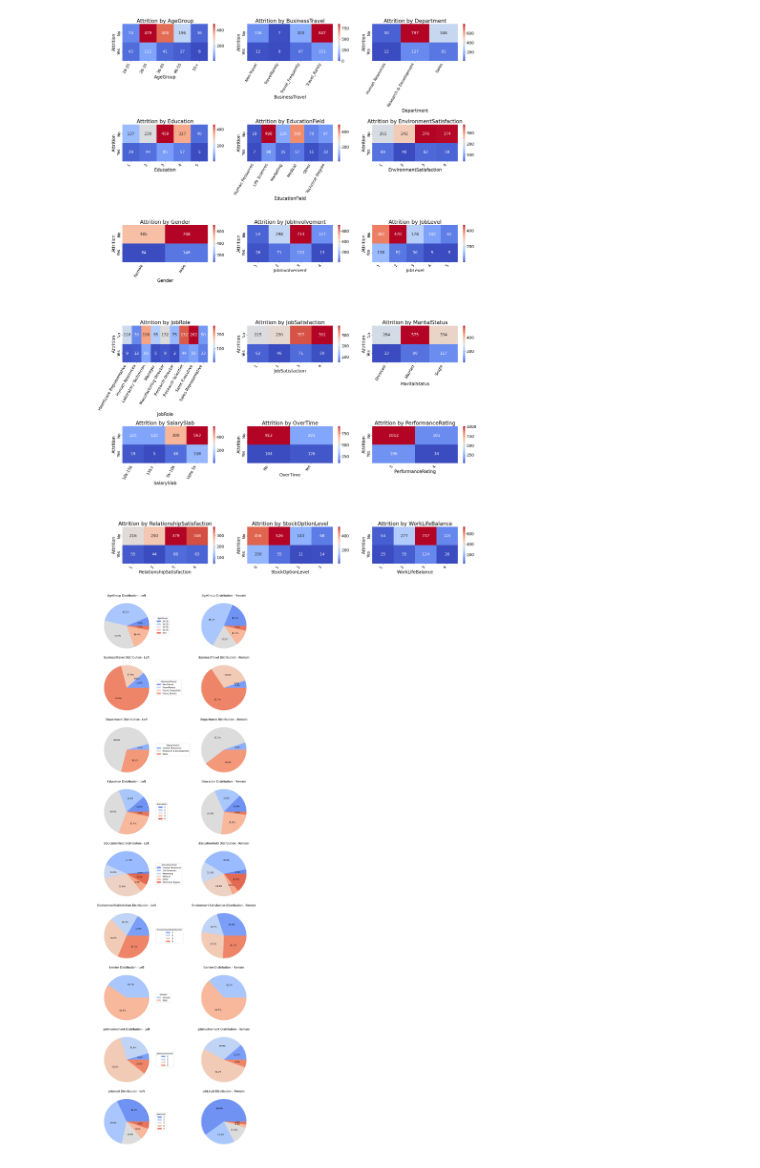
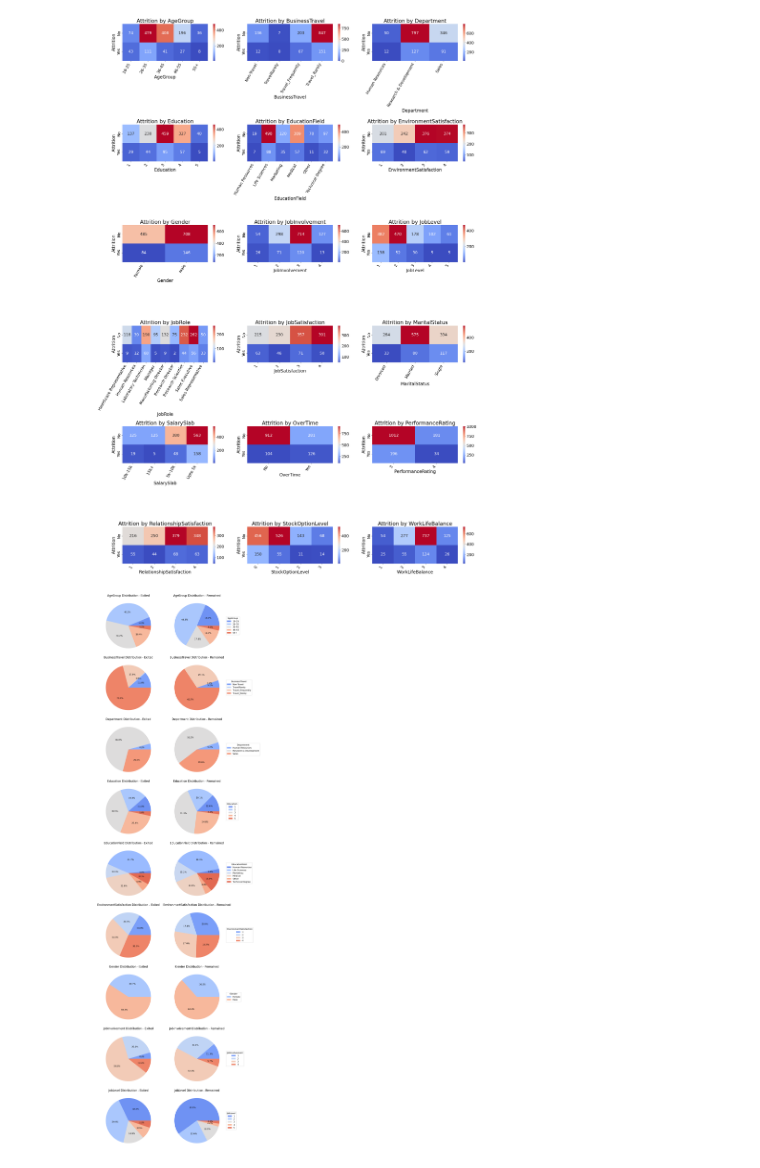
Before and after one commit to SethMoffat/Project_1, a Jupyter notebook: explore.ipynb, the cells around one changed output. Cells and saved outputs as stored; diff of their text form; code cells hidden in the pictures.

Commit message:
fixed duplicating issue, moved legend so that the format of piecharts if no yes legend

```diff
--- a/explore.ipynb
+++ b/explore.ipynb
@@ -38,3 +34,7 @@ from IPython.display import display
 %matplotlib inline
 # %%
 df = pd.read_csv("Resources/HR_Analytics.csv").dropna()
+# %%
+for col in df.columns:
+    if len(df[col].unique()) == 1:
+        print(f"{col}: {df[col].unique()}")
@@ -194,8 +190,0 @@ df.head()
-# %%
-attrition_group = df.groupby(df['Attrition'])
-for attrition_status, group in attrition_group:
-    print(f"Attrition: {attrition_status}")
-    for col in group.columns:
-        if group[col].dtype != "object":
-            print(f"{col}: {group[col].mean()}")
-    print("--------------------")
@@ -332,35 +307,36 @@ fig, axes = plt.subplots(
 axes = axes.flatten()
 
 plot_index = 0
 for col in cat_cols:
     # Group data by Attrition and the current categorical column
     attrition_by_col = df.groupby(['Attrition', col]).size().unstack(fill_value=0)
 
     # Create a pie chart for "No" in Attrition
     no_counts = attrition_by_col.loc['No']
     wedges_no, texts_no, autotexts_no = axes[plot_index].pie(no_counts, autopct='%1.1f%%', colors=sns.color_palette('coolwarm', len(no_counts)))
-    axes[plot_index].set_title(f'{col} Distribution - Left')
+    axes[plot_index].set_title(f'{col} Distribution - Exited')
 
-    # Add legend for "No" pie chart
-    axes[plot_index].legend(wedges_no, no_counts.index, title=col, loc="center left", bbox_to_anchor=(1, 0.5))
 
     plot_index += 1  # Increment plot index
 
     # Create a pie chart for "Yes" in Attrition
     yes_counts = attrition_by_col.loc['Yes']
     wedges_yes, texts_yes, autotexts_yes = axes[plot_index].pie(yes_counts, autopct='%1.1f%%', colors=sns.color_palette('coolwarm', len(yes_counts)))
-    axes[plot_index].set_title(f'{col} Distribution - Remain')
+    axes[plot_index].set_title(f'{col} Distribution - Remained')
+    axes[plot_index].legend(wedges_yes, yes_counts.index, title=col, loc="center left", bbox_to_anchor=(1, 0.5))
 
     plot_index += 1  # Increment plot index
+
+
     if plot_index >= len(axes):
         break
 
 # Remove any unused subplots
 for i in range(plot_index, len(axes)):
     fig.delaxes(axes[i])
 
 # Adjust layout to avoid overlap
 plt.tight_layout()
 plt.show()
 # %% [output]
-[figure, old version]
+[figure, new version]
```
Also changed, not shown: parts of 9 cells of this notebook.
